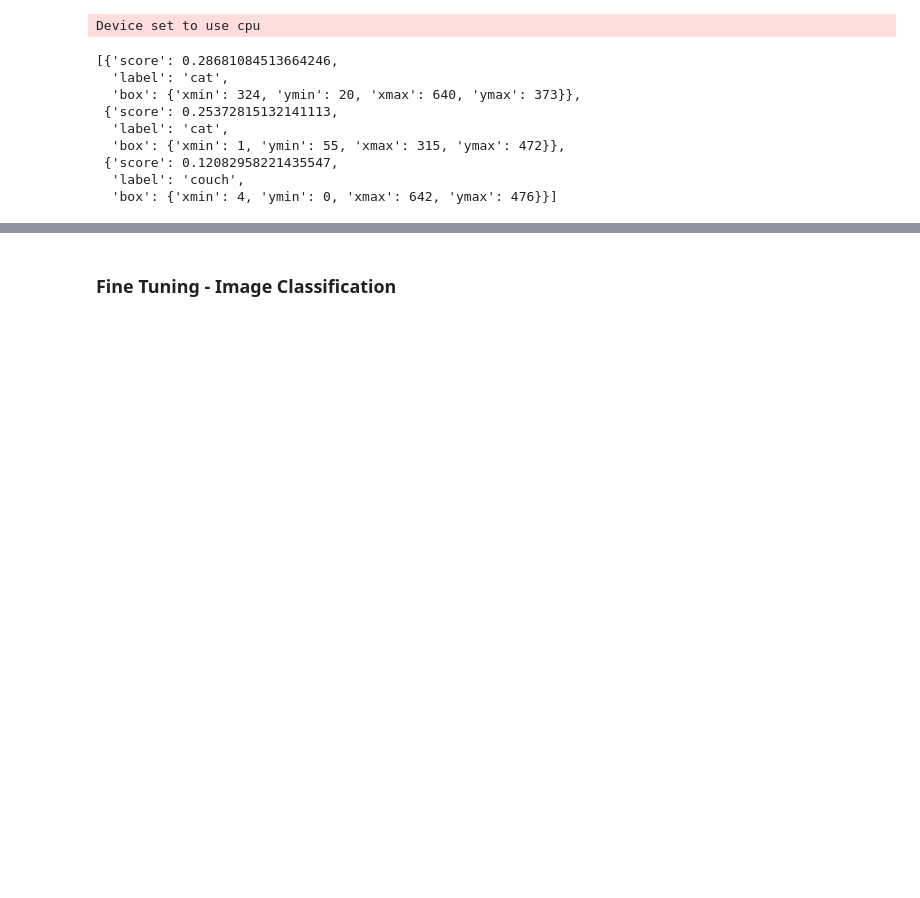
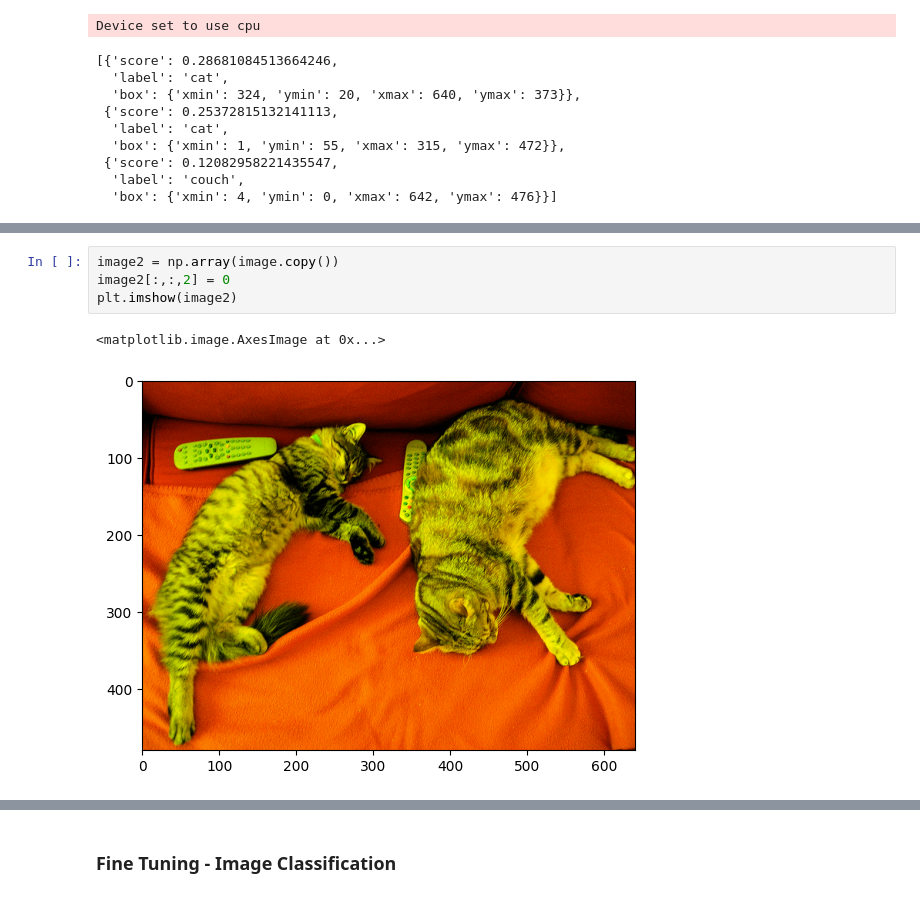
Before and after one commit to Cyntwikip/Machine-Learning, a Jupyter notebook: huggingface_computer_vision.ipynb, the cells around one changed output, grey strips where cells are left out. Cells and saved outputs as stored; diff of their text form; blank space fills up the shorter version.

```diff
--- a/huggingface_computer_vision.ipynb
+++ b/huggingface_computer_vision.ipynb
@@ -115,0 +188,7 @@ image
+# %%
+image2 = np.array(image.copy())
+image2[:,:,2] = 0
+plt.imshow(image2)
+# %% [output]
+<matplotlib.image.AxesImage at 0x...>
+[figure, added]
```
Also changed, not shown: parts of 12 cells of this notebook.
